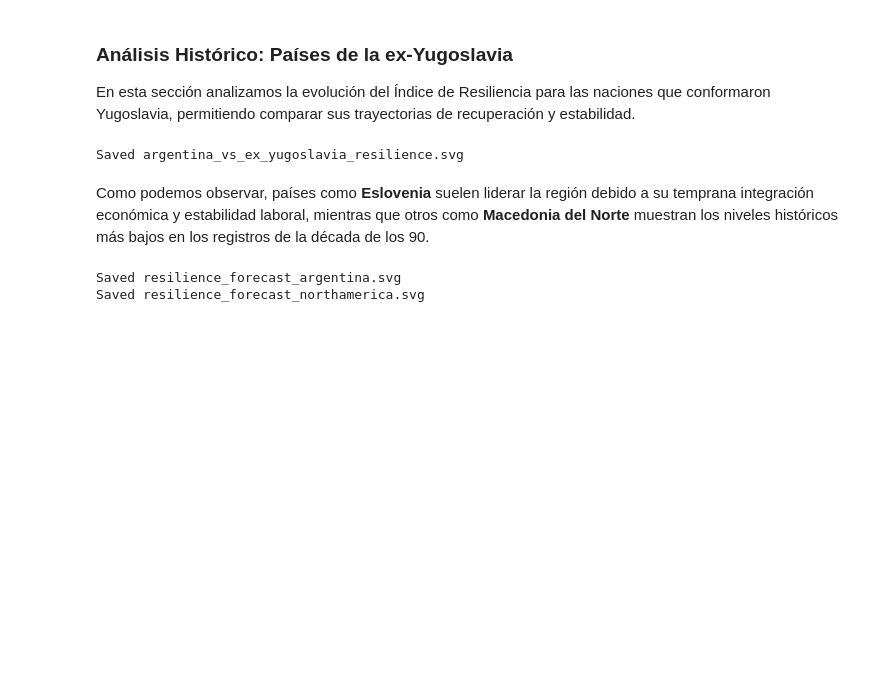
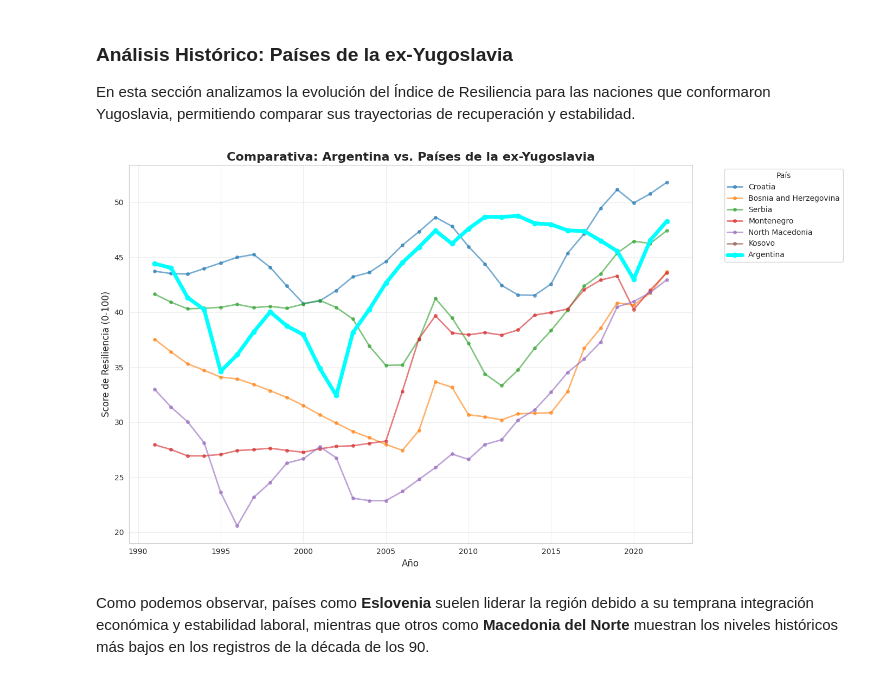
Before and after one commit to lucianoyllarreta/CLASE_CIENCIA_DATOS_I, a Jupyter notebook: LOS 4 FANTÁSTICOS/ SCORING.ipynb, the cells around one changed output. Drawn from its saved outputs; the diff is of its cells as text; code cells hidden in the pictures; blank space fills up the shorter version.

```diff
--- a/LOS 4 FANTÁSTICOS/ SCORING.ipynb
+++ b/LOS 4 FANTÁSTICOS/ SCORING.ipynb
@@ -448,99 +442,40 @@ paises_analisis = [
 df_comp = df[df['country'].isin(paises_analisis)].sort_values(['country', 'year'])
 
 # Configuración del gráfico
-fig = plt.figure(figsize=(14, 8))
+plt.figure(figsize=(14, 8))
 sns.set_style("whitegrid")
 
 # Definir paleta: Argentina destacada, el resto en tonos grises/atenuados
 # O usamos un color llamativo para Argentina
 colores = {}
 for p in paises_analisis:
     if p == 'Argentina':
         colores[p] = '#00FFFF' # Cyan brillante para destacar
     else:
         colores[p] = None # Dejar que seaborn asigne el resto
 
 # Dibujar líneas
 for pais in paises_analisis:
     data_p = df_comp[df_comp['country'] == pais]
     linewidth = 5 if pais == 'Argentina' else 2
     zorder = 10 if pais == 'Argentina' else 2
     alpha = 1.0 if pais == 'Argentina' else 0.6
 
     plt.plot(data_p['year'], data_p['score_resiliencia'],
              label=pais, linewidth=linewidth, zorder=zorder, alpha=alpha,
              marker='o', markersize=4 if pais != 'Argentina' else 6,
              color=colores[pais])
 
 # Personalización
 plt.title('Comparativa: Argentina vs. Países de la ex-Yugoslavia', fontsize=16, fontweight='bold')
 plt.xlabel('Año', fontsize=12)
 plt.ylabel('Score de Resiliencia (0-100)', fontsize=12)
 plt.legend(title='País', bbox_to_anchor=(1.05, 1), loc='upper left')
 plt.grid(True, alpha=0.3)
 
-fig.tight_layout()
-plt.savefig('argentina_vs_ex_yugoslavia_resilience.svg')
-plt.close(fig)
-print("Saved argentina_vs_ex_yugoslavia_resilience.svg")
+plt.tight_layout()
+plt.show()
 # %% [output]
-Saved argentina_vs_ex_yugoslavia_resilience.svg
+[figure, added]
 # %% [markdown]
 Como podemos observar, países como **Eslovenia** suelen liderar la región debido a su temprana integración económica y estabilidad laboral, mientras que otros como **Macedonia del Norte** muestran los niveles históricos más bajos en los registros de la década de los 90.
-# %%
-import numpy as np
-from sklearn.linear_model import LinearRegression
-import matplotlib.pyplot as plt
-
-# Confirmamos los pesos solicitados para el Score de Resiliencia
-PESO_ECONOMICO = 0.50
-PESO_LABORAL = 0.30
-PESO_EQUIDAD = 0.20
-
-# Definición de regiones
-norteamerica = ['United States', 'Canada', 'Mexico']
-
-def analyze_recovery(country_list, name, filename_suffix):
-    # Agrupar datos por año para la región/país
-    df_reg = df[df['country'].isin(country_list)].groupby('year')['score_resiliencia'].mean().reset_index()
-
-    # Datos previos a la crisis (hasta 2007) para entrenar la tendencia
-    df_pre = df_reg[df_reg['year'] <= 2007]
-
-    if df_pre.empty:
-        print(f"No hay suficientes datos pre-2008 para {name}")
-        return
-
-    # Entrenar modelo de regresión lineal con la tendencia pre-crisis
-    model = LinearRegression()
-    X_pre = df_pre[['year']]
-    y_pre = df_pre['score_resiliencia']
-    model.fit(X_pre, y_pre)
-
-    # Generar el Forecast (proyección) para todo el periodo
-    df_reg['forecast'] = model.predict(df_reg[['year']])
-
-    # Visualización
-    fig = plt.figure(figsize=(12, 6))
-    plt.plot(df_reg['year'], df_reg['score_resiliencia'], label='Realidad (Actual)', marker='o', linewidth=2.5, color='#1f77b4')
-    plt.plot(df_reg['year'], df_reg['forecast'], label='Previsión (Tendencia pre-2008)', linestyle='--', color='#d62728', alpha=0.8)
-
-    # Marcador de la crisis
-    plt.axvline(x=2008, color='black', linestyle=':', label='Inicio Crisis 2008')
-
-    plt.title(f'Forecast de Resiliencia: {name}\n(Pesos: Econ 50%, Lab 30%, Equi 20%)', fontsize=14)
-    plt.xlabel('Año')
-    plt.ylabel('Score de Resiliencia')
-    plt.legend(frameon=True)
-    plt.grid(True, alpha=0.3)
-    fig.tight_layout()
-    plt.savefig(f'resilience_forecast_{filename_suffix}.svg')
-    plt.close(fig)
-    print(f"Saved resilience_forecast_{filename_suffix}.svg")
-
-# Ejecutar análisis para Argentina y Norteamérica
-analyze_recovery(['Argentina'], 'Argentina', 'argentina')
-analyze_recovery(norteamerica, 'Norteamérica (Promedio)', 'northamerica')
-# %% [output]
-Saved resilience_forecast_argentina.svg
-Saved resilience_forecast_northamerica.svg
```
Also changed, not shown: parts of 143 cells of this notebook.
